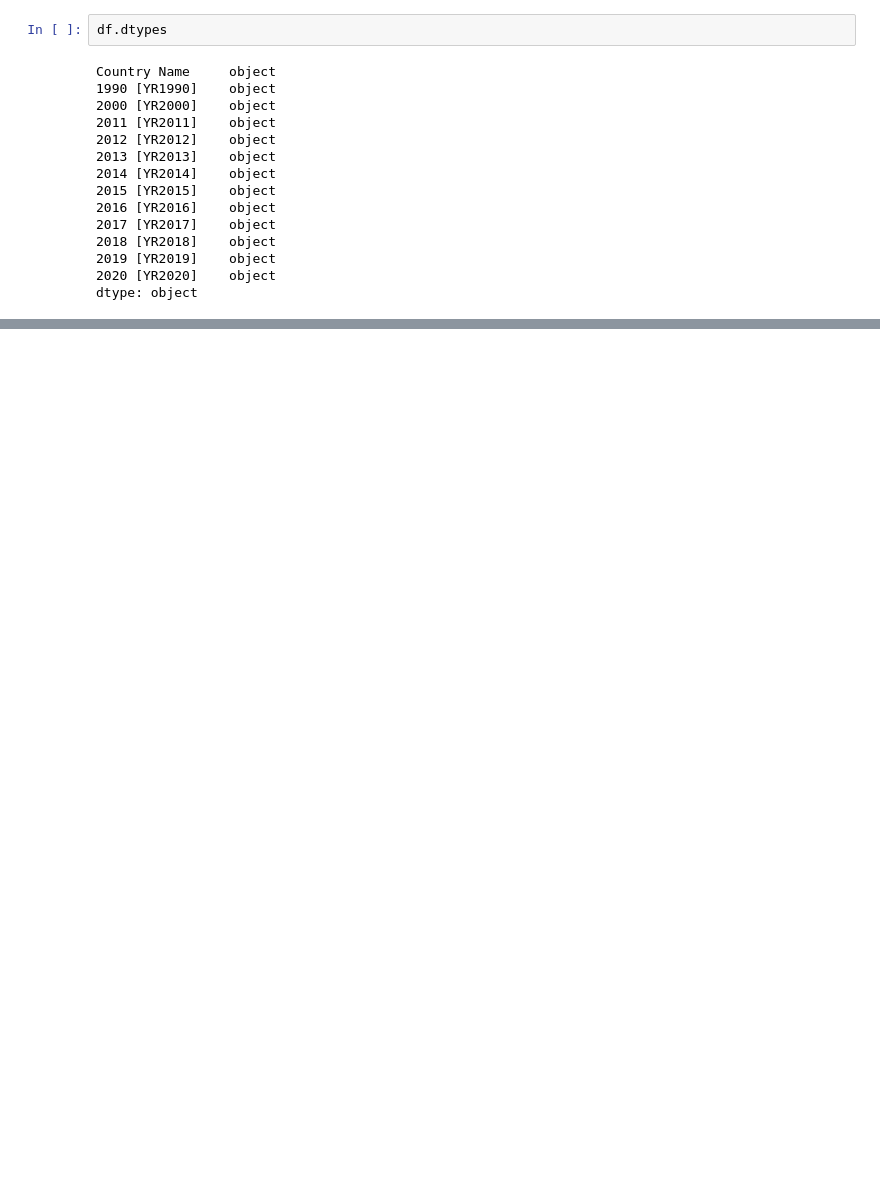
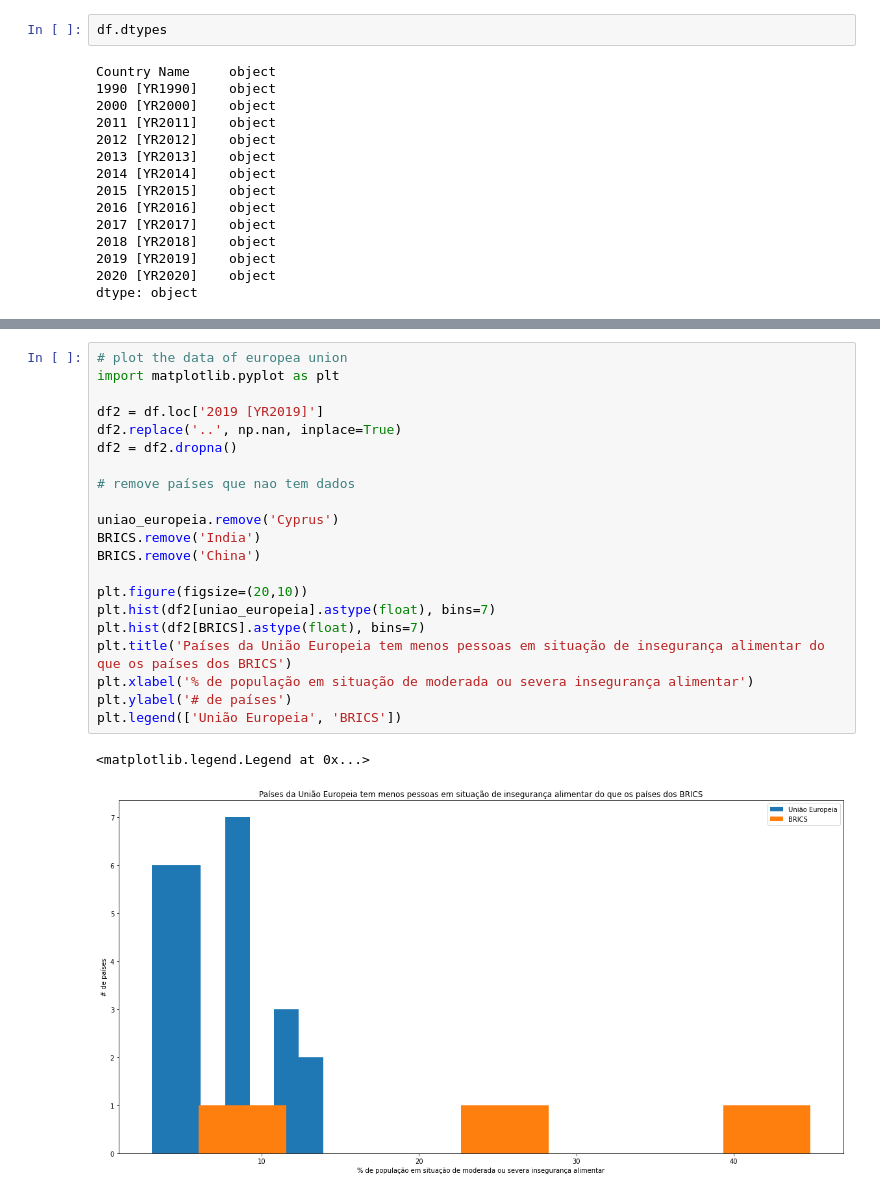
Before and after one commit to alfredjynx/APS-_Ciencia-de-Dados-Insper, a Jupyter notebook: APS3.ipynb, the cells around one changed output, grey strips where cells are left out. Drawn from its saved outputs; the diff is of its cells as text; blank space fills up the shorter version.

```diff
--- a/APS3.ipynb
+++ b/APS3.ipynb
@@ -226,0 +246,24 @@ A probabilidade de esse pais fazer parte dos BRICS é:  0.025974025974025972
+# %%
+# plot the data of europea union
+import matplotlib.pyplot as plt
+
+df2 = df.loc['2019 [YR2019]']
+df2.replace('..', np.nan, inplace=True)
+df2 = df2.dropna()
+
+# remove países que nao tem dados
+
+uniao_europeia.remove('Cyprus')
+BRICS.remove('India')
+BRICS.remove('China')
+
+plt.figure(figsize=(20,10))
+plt.hist(df2[uniao_europeia].astype(float), bins=7)
+plt.hist(df2[BRICS].astype(float), bins=7)
+plt.title('Países da União Europeia tem menos pessoas em situação de insegurança alimentar do que os países dos BRICS')
+plt.xlabel('% de população em situação de moderada ou severa insegurança alimentar')
+plt.ylabel('# de países')
+plt.legend(['União Europeia', 'BRICS'])
+# %% [output]
+<matplotlib.legend.Legend at 0x...>
+[figure, added]
```
Also changed, not shown: parts of 16 cells of this notebook, 1 other file.
